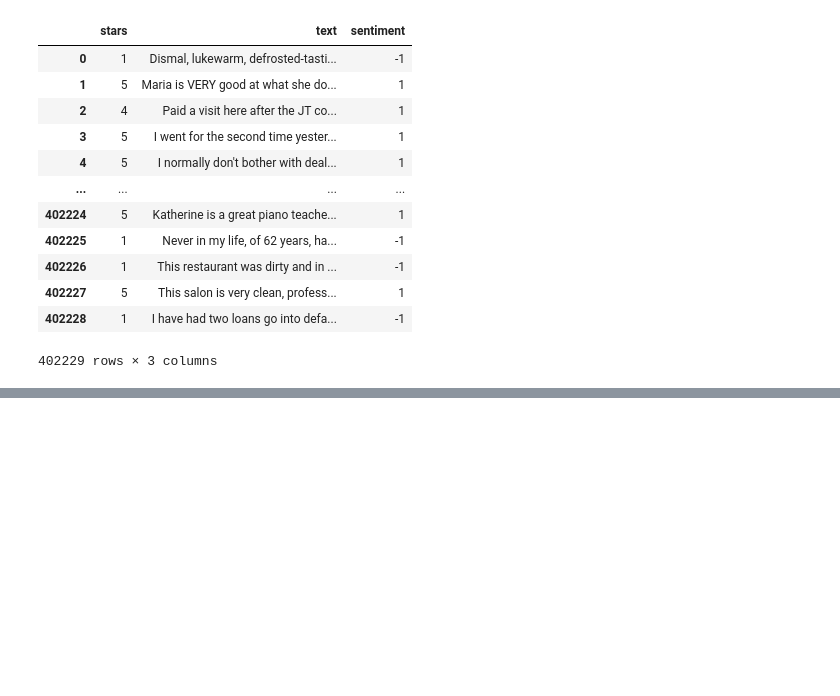
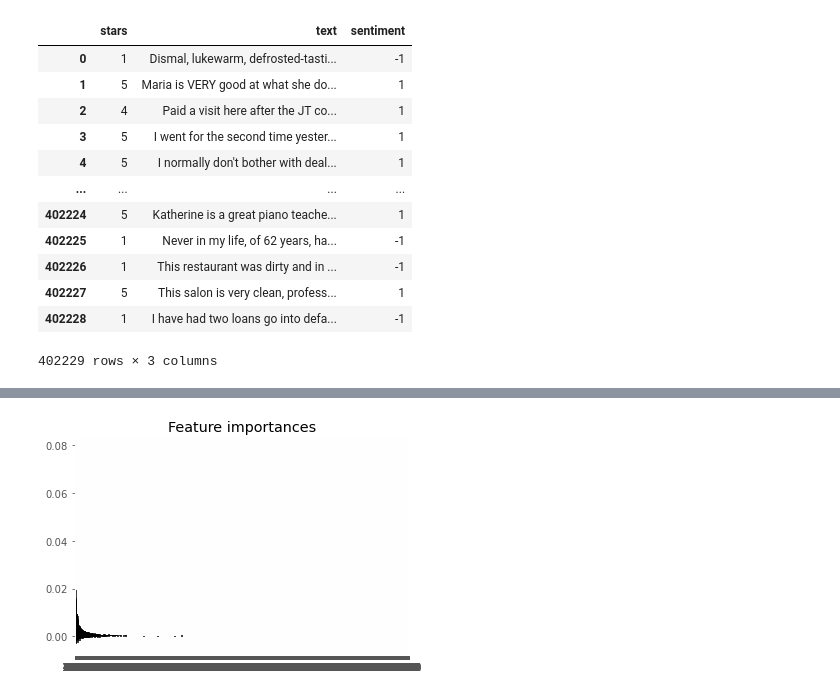
Before and after one commit to RubenBec/Capestone3, a Jupyter notebook: capstone3.ipynb, the cells around one changed output, grey strips where cells are left out. Drawn from its saved outputs; the diff is of its cells as text; code cells hidden in the pictures; blank space fills up the shorter version.

```diff
--- a/capstone3.ipynb
+++ b/capstone3.ipynb
@@ -211,0 +245,12 @@ Feature ranking:
+# %%
+%%time
+# Plot the impurity-based feature importances of the forest
+plt.figure()
+plt.title("Feature importances")
+plt.bar(range(X_test.shape[1]), importances[indices],
+        color="r", yerr=std[indices], align="center")
+plt.xticks(range(X_test.shape[1]), indices)
+plt.xlim([-1, X_test.shape[1]])
+plt.show()
+# %% [output]
+[figure, added]
```
Also changed, not shown: parts of 24 cells of this notebook.
